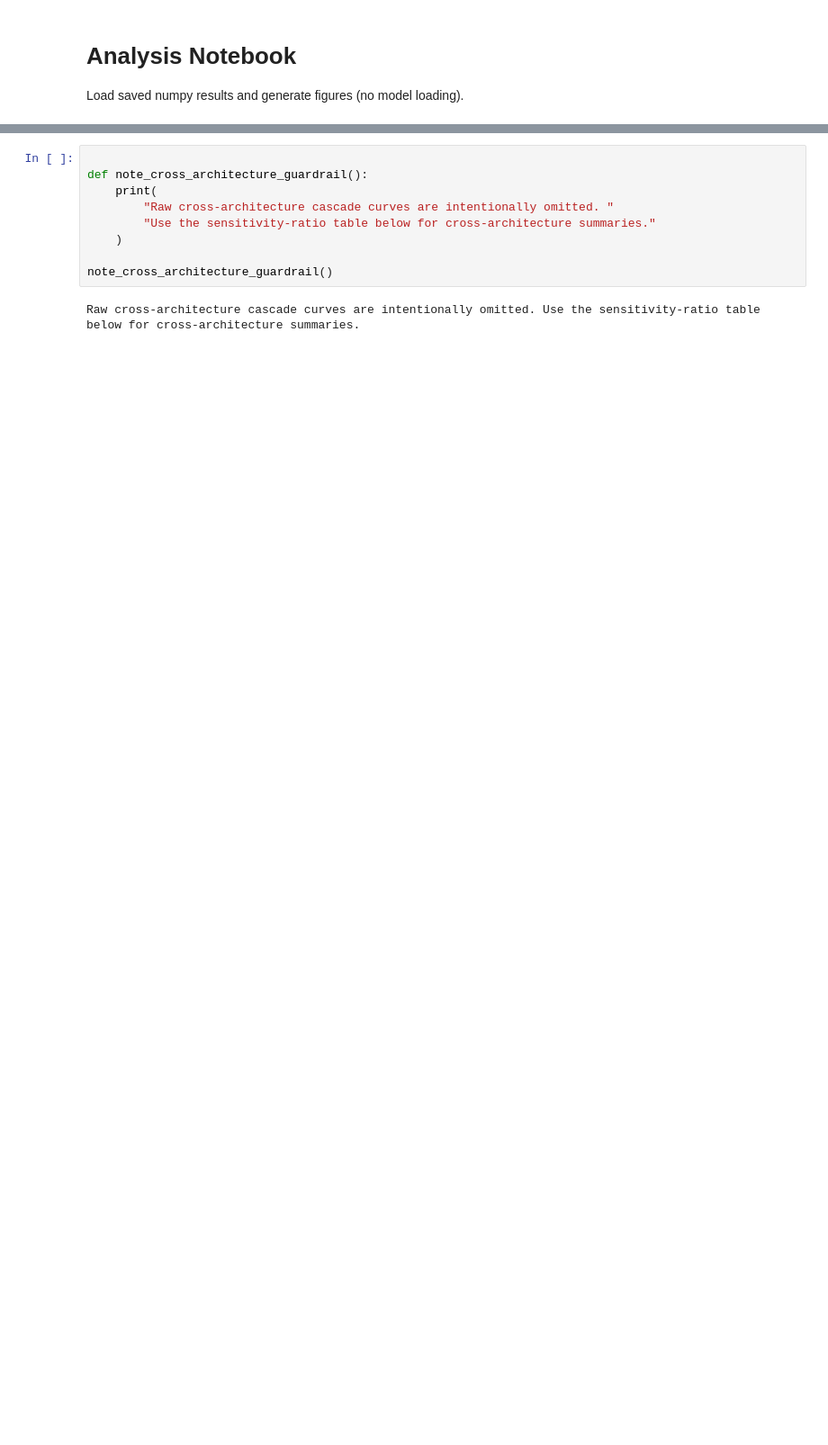
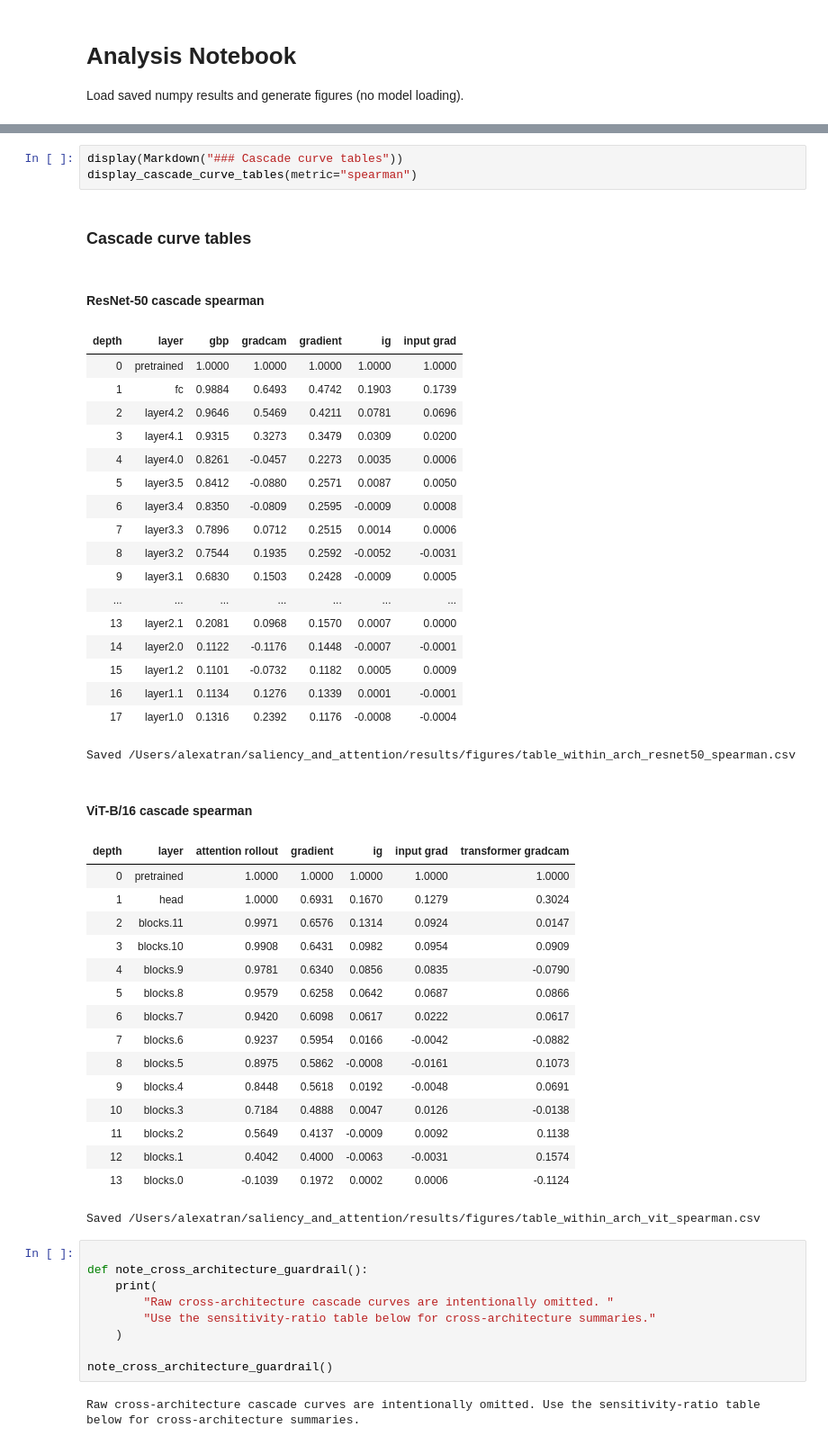
Before and after one commit to tranalexa/saliency_and_attention, a Jupyter notebook: notebooks/notebook_analysis.ipynb, the cells around one changed output, grey strips where cells are left out. Shown at 90% size. Saved outputs shown, nothing was run; the diff lists cells and outputs as text; blank space fills up the shorter version.

```diff
--- a/notebooks/notebook_analysis.ipynb
+++ b/notebooks/notebook_analysis.ipynb
@@ -172,4 +419,45 @@ plot_within_architecture_curves(metric="spearman")
 [figure]
+# %%
+display(Markdown("### Cascade curve tables"))
+display_cascade_curve_tables(metric="spearman")
+# %% [output]
+### Cascade curve tables
+#### ResNet-50 cascade spearman
+| depth | layer | gbp | gradcam | gradient | ig | input grad |
+| 0 | pretrained | 1.0000 | 1.0000 | 1.0000 | 1.0000 | 1.0000 |
+| 1 | fc | 0.9884 | 0.6493 | 0.4742 | 0.1903 | 0.1739 |
+| 2 | layer4.2 | 0.9646 | 0.5469 | 0.4211 | 0.0781 | 0.0696 |
+| 3 | layer4.1 | 0.9315 | 0.3273 | 0.3479 | 0.0309 | 0.0200 |
+| 4 | layer4.0 | 0.8261 | -0.0457 | 0.2273 | 0.0035 | 0.0006 |
+| 5 | layer3.5 | 0.8412 | -0.0880 | 0.2571 | 0.0087 | 0.0050 |
+| 6 | layer3.4 | 0.8350 | -0.0809 | 0.2595 | -0.0009 | 0.0008 |
+| 7 | layer3.3 | 0.7896 | 0.0712 | 0.2515 | 0.0014 | 0.0006 |
+| 8 | layer3.2 | 0.7544 | 0.1935 | 0.2592 | -0.0052 | -0.0031 |
+| 9 | layer3.1 | 0.6830 | 0.1503 | 0.2428 | -0.0009 | 0.0005 |
+| ... | ... | ... | ... | ... | ... | ... |
+| 13 | layer2.1 | 0.2081 | 0.0968 | 0.1570 | 0.0007 | 0.0000 |
+| 14 | layer2.0 | 0.1122 | -0.1176 | 0.1448 | -0.0007 | -0.0001 |
+| 15 | layer1.2 | 0.1101 | -0.0732 | 0.1182 | 0.0005 | 0.0009 |
+| 16 | layer1.1 | 0.1134 | 0.1276 | 0.1339 | 0.0001 | -0.0001 |
+| 17 | layer1.0 | 0.1316 | 0.2392 | 0.1176 | -0.0008 | -0.0004 |
+Saved /Users/alexatran/saliency_and_attention/results/figures/table_within_arch_resnet50_spearman.csv
+#### ViT-B/16 cascade spearman
+| depth | layer | attention rollout | gradient | ig | input grad | transformer gradcam |
+| 0 | pretrained | 1.0000 | 1.0000 | 1.0000 | 1.0000 | 1.0000 |
+| 1 | head | 1.0000 | 0.6931 | 0.1670 | 0.1279 | 0.3024 |
+| 2 | blocks.11 | 0.9971 | 0.6576 | 0.1314 | 0.0924 | 0.0147 |
+| 3 | blocks.10 | 0.9908 | 0.6431 | 0.0982 | 0.0954 | 0.0909 |
+| 4 | blocks.9 | 0.9781 | 0.6340 | 0.0856 | 0.0835 | -0.0790 |
+| 5 | blocks.8 | 0.9579 | 0.6258 | 0.0642 | 0.0687 | 0.0866 |
+| 6 | blocks.7 | 0.9420 | 0.6098 | 0.0617 | 0.0222 | 0.0617 |
+| 7 | blocks.6 | 0.9237 | 0.5954 | 0.0166 | -0.0042 | -0.0882 |
+| 8 | blocks.5 | 0.8975 | 0.5862 | -0.0008 | -0.0161 | 0.1073 |
+| 9 | blocks.4 | 0.8448 | 0.5618 | 0.0192 | -0.0048 | 0.0691 |
+| 10 | blocks.3 | 0.7184 | 0.4888 | 0.0047 | 0.0126 | -0.0138 |
+| 11 | blocks.2 | 0.5649 | 0.4137 | -0.0009 | 0.0092 | 0.1138 |
+| 12 | blocks.1 | 0.4042 | 0.4000 | -0.0063 | -0.0031 | 0.1574 |
+| 13 | blocks.0 | -0.1039 | 0.1972 | 0.0002 | 0.0006 | -0.1124 |
+Saved /Users/alexatran/saliency_and_attention/results/figures/table_within_arch_vit_spearman.csv
 # %%
 
 def note_cross_architecture_guardrail():
```
Also changed, not shown: parts of 10 cells of this notebook, 3 other files.
